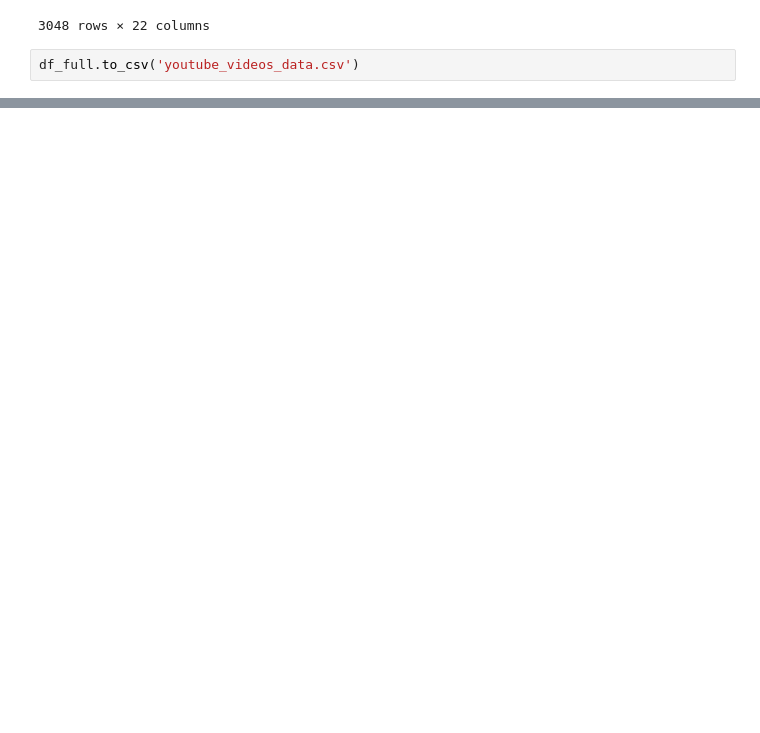
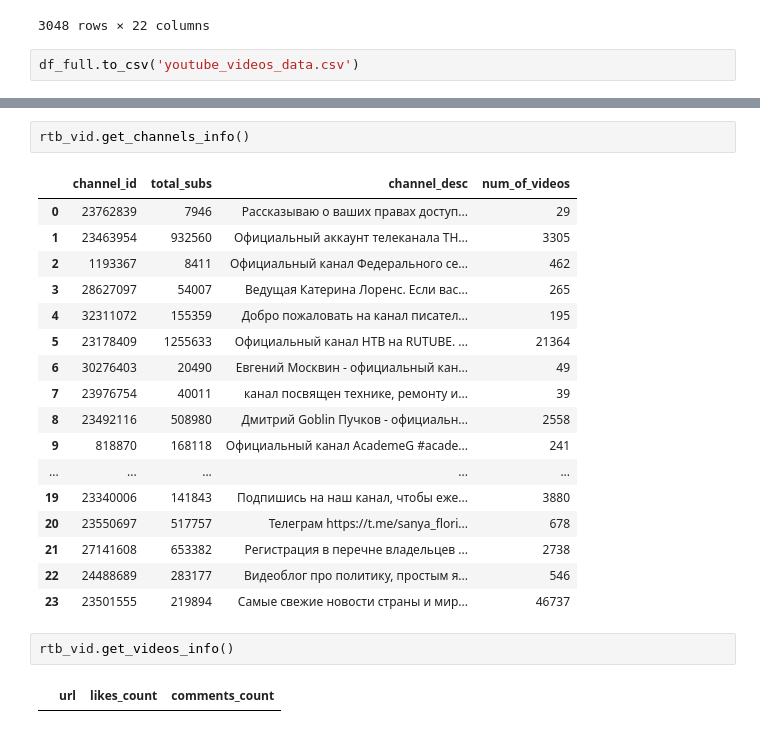
Before and after one commit to BorTink/gp2, a Jupyter notebook: gp_2.ipynb, the cells around one changed output, grey strips where cells are left out. Drawn from its saved outputs; the diff is of its cells as text; blank space fills up the shorter version.

```diff
--- a/gp_2.ipynb
+++ b/gp_2.ipynb
@@ -129,0 +173,24 @@ df_full.to_csv('youtube_videos_data.csv')
+# %%
+rtb_vid.get_channels_info()
+# %% [output]
+|  | channel_id | total_subs | channel_desc | num_of_videos |
+| 0 | 23762839 | 7946 | Рассказываю о ваших правах доступ... | 29 |
+| 1 | 23463954 | 932560 | Официальный аккаунт телеканала ТН... | 3305 |
+| 2 | 1193367 | 8411 | Официальный канал Федерального се... | 462 |
+| 3 | 28627097 | 54007 | Ведущая Катерина Лоренс. Если вас... | 265 |
+| 4 | 32311072 | 155359 | Добро пожаловать на канал писател... | 195 |
+| 5 | 23178409 | 1255633 | Официальный канал НТВ на RUTUBE. ... | 21364 |
+| 6 | 30276403 | 20490 | Евгений Москвин - официальный кан... | 49 |
+| 7 | 23976754 | 40011 | канал посвящен технике, ремонту и... | 39 |
+| 8 | 23492116 | 508980 | Дмитрий Goblin Пучков - официальн... | 2558 |
+| 9 | 818870 | 168118 | Официальный канал AcademeG #acade... | 241 |
+| ... | ... | ... | ... | ... |
+| 19 | 23340006 | 141843 | Подпишись на наш канал, чтобы еже... | 3880 |
+| 20 | 23550697 | 517757 | Телеграм https://t.me/sanya_flori... | 678 |
+| 21 | 27141608 | 653382 | Регистрация в перечне владельцев ... | 2738 |
+| 22 | 24488689 | 283177 | Видеоблог про политику, простым я... | 546 |
+| 23 | 23501555 | 219894 | Самые свежие новости страны и мир... | 46737 |
+# %%
+rtb_vid.get_videos_info()
+# %% [output]
+|  | url | likes_count | comments_count |
```
Also changed, not shown: parts of 5 cells of this notebook, 3 other files.
